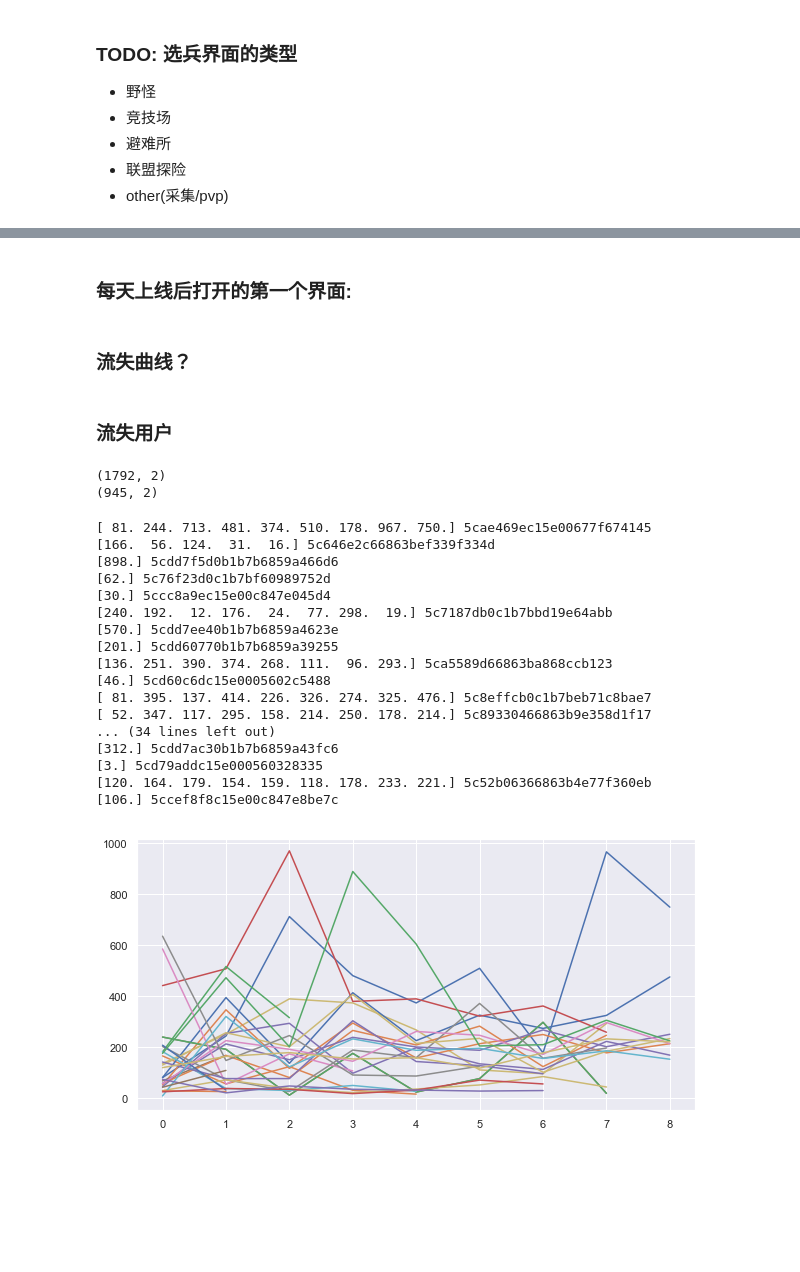
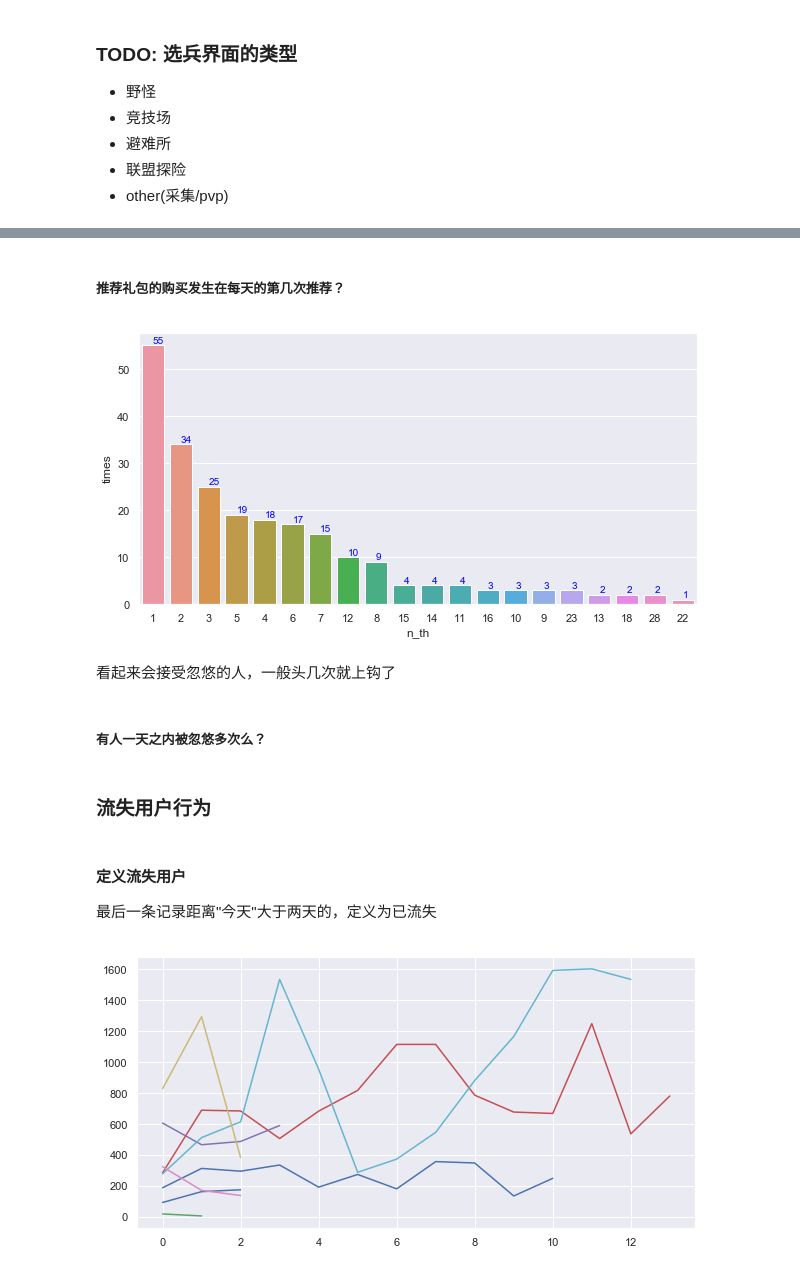
Before and after one commit to GuoQPro/user_operation_analysis, a Jupyter notebook: EOT_USER_OP_RECORD.ipynb, the cells around one changed output, grey strips where cells are left out. Drawn from its saved outputs; the diff is of its cells as text; code cells hidden in the pictures; blank space fills up the shorter version.

```diff
--- a/EOT_USER_OP_RECORD.ipynb
+++ b/EOT_USER_OP_RECORD.ipynb
@@ -512,21 +466,31 @@ for index, row in pd_total_most_accessed.iloc[:TOP_N].iterrows():
 # %% [markdown]
-### 每天上线后打开的第一个界面:
+##### 推荐礼包的购买发生在每天的第几次推荐？
+# %%
+pd_recommendation_occuring = pd.DataFrame.from_dict(recommendation_index_list, orient = "index", columns = ["times"]).sort_values(by = "times", ascending = False).reset_index()
+pd_recommendation_occuring = pd_recommendation_occuring.rename(columns = {"index":"n_th"});
+pd_recommendation_occuring = pd_recommendation_occuring.iloc[:20]
+plt.figure(figsize=(10, 5))
+axe = sns.barplot(x = "n_th", y = "times", data = pd_recommendation_occuring, order = pd_recommendation_occuring["n_th"]);
+da.set_barplot_value(axe, pd_recommendation_occuring["times"], "%d", value_color = 'blue');
+# %% [output]
+[figure, added]
+# %% [markdown]
+看起来会接受忽悠的人，一般头几次就上钩了
 # %% [markdown]
-### 流失曲线？
+##### 有人一天之内被忽悠多次么？
 # %% [markdown]
-### 流失用户
+### 流失用户行为
+# %% [markdown]
+#### 定义流失用户
+最后一条记录距离"今天"大于两天的，定义为已流失
 # %%
-
 def is_churn_user(x):
-    #today = datetime.datetime.now();
-    #day_num = convert_datestring_to_day_num(today.strftime("%d/%m/%y"));
-
     latest_info_date = "05/15/20";
-    latest_day_num = convert_datestring_to_day_num(latest_info_date);
+    latest_day_num = pu.convert_datestring_to_day_num(latest_info_date);
     last_login_day = x["max"];
     total_login_day_num = x["len"];
 
-    if last_login_day <= latest_day_num - 2:
+    if last_login_day < latest_day_num - 2:
         return True;
     else:
         return False;
@@ -534,41 +498,17 @@ def is_churn_user(x):
 #group users by user_id
 pd_user_id_group = parsed_data.groupby(["user_id"])["day_index"].agg([len, max]);
 churn_user_group = pd_user_id_group.loc[pd_user_id_group.apply(lambda x: (is_churn_user(x)), axis = 1)].sort_values(by = "len", ascending = False);
-print(churn_user_group.shape)
-
-print(churn_user_group.loc[churn_user_group["len"] > 2].shape)
 churn_user_id_list = churn_user_group.index;
-# %% [output]
-(1792, 2)
-(945, 2)
 # %%
-sample_num = 50
+sample_num = 20
 sample_list = np.random.randint(0, len(churn_user_id_list), sample_num)
-plt.figure(figsize=(10, 5))
+plt.figure(figsize = (10, 5))
 for i in sample_list:
     user_id = churn_user_id_list[i]
     ordered_rec = parsed_data.loc[parsed_data["user_id"]
                                   == user_id].sort_values(by="day_index")
 
     data_array = np.array(ordered_rec["ui_num"])
-    print(data_array, user_id)
     sns.lineplot(data=data_array)
 # %% [output]
-[ 81. 244. 713. 481. 374. 510. 178. 967. 750.] 5cae469ec15e00677f674145
-[166.  56. 124.  31.  16.] 5c646e2c66863bef339f334d
-[898.] 5cdd7f5d0b1b7b6859a466d6
-[62.] 5c76f23d0c1b7bf60989752d
-[30.] 5ccc8a9ec15e00c847e045d4
-[240. 192.  12. 176.  24.  77. 298.  19.] 5c7187db0c1b7bbd19e64abb
-[570.] 5cdd7ee40b1b7b6859a4623e
-[201.] 5cdd60770b1b7b6859a39255
-[136. 251. 390. 374. 268. 111.  96. 293.] 5ca5589d66863ba868ccb123
-[46.] 5cd60c6dc15e0005602c5488
-[ 81. 395. 137. 414. 226. 326. 274. 325. 476.] 5c8effcb0c1b7beb71c8bae7
-[ 52. 347. 117. 295. 158. 214. 250. 178. 214.] 5c89330466863b9e358d1f17
-... (34 lines left out)
-[312.] 5cdd7ac30b1b7b6859a43fc6
-[3.] 5cd79addc15e000560328335
-[120. 164. 179. 154. 159. 118. 178. 233. 221.] 5c52b06366863b4e77f360eb
-[106.] 5ccef8f8c15e00c847e8be7c
-[figure, old version]
+[figure, new version]
```
Also changed, not shown: parts of 36 cells of this notebook, 3 other files.
